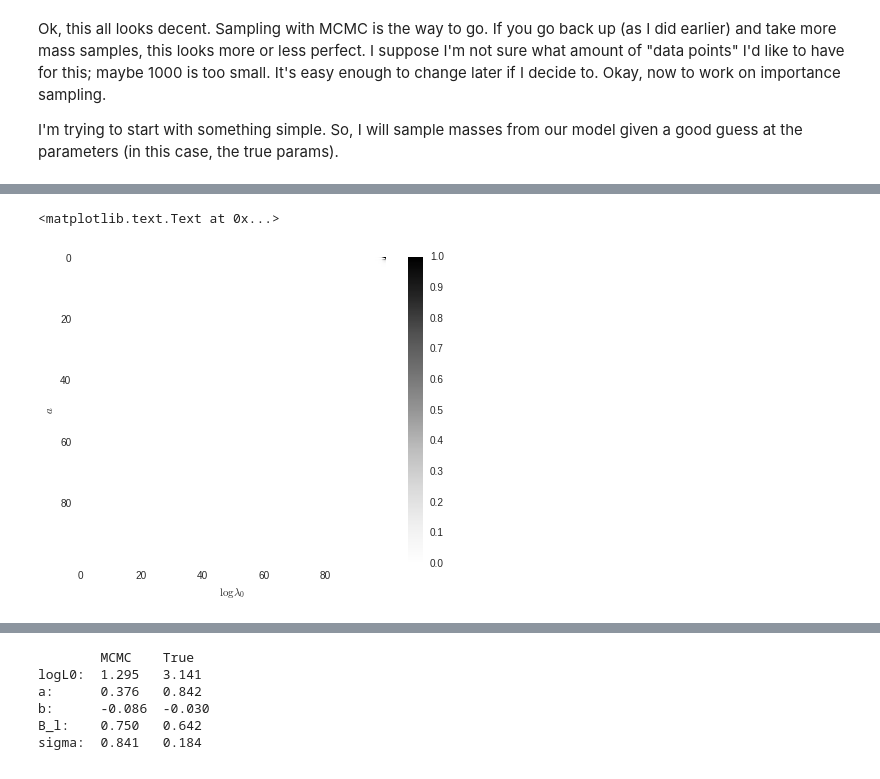
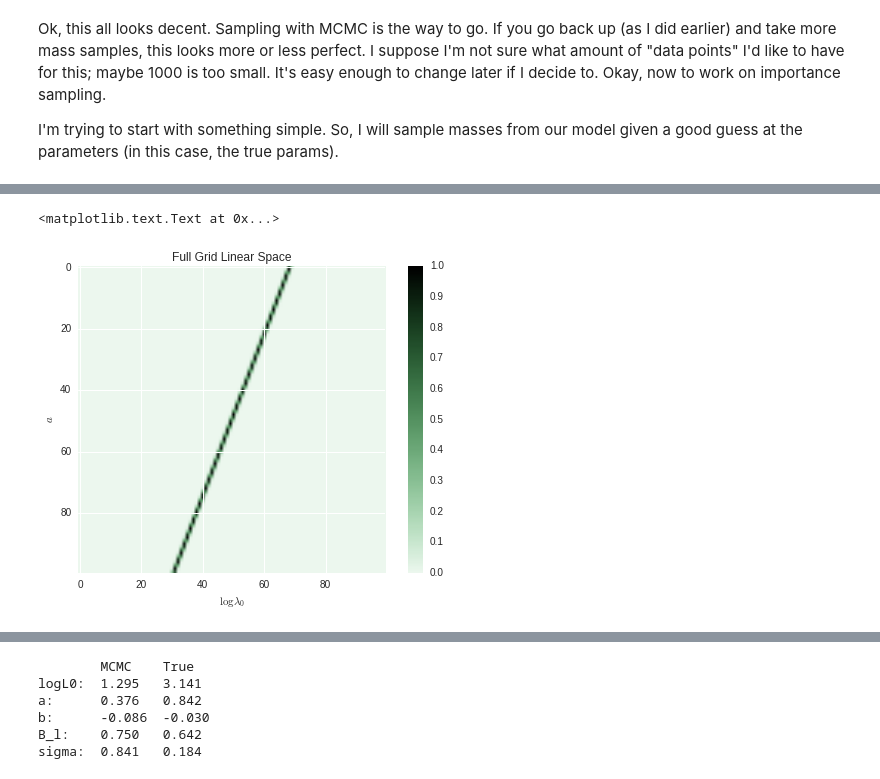
Before and after one commit to Ravirajadrangi/ClusterMassInference, a Jupyter notebook: Importance Sampling.ipynb, the cells around one changed output, grey strips where cells are left out. Saved outputs shown, nothing was run; the diff lists cells and outputs as text; code cells hidden in the pictures.

```diff
--- a/Importance Sampling.ipynb
+++ b/Importance Sampling.ipynb
@@ -112,6 +112,7 @@ Ok, this all looks decent. Sampling with MCMC is the way to go. If you go back u
 I'm trying to start with something simple. So, I will sample masses from our model given a good guess at the parameters (in this case, the true params).
 # %%
 from scipy.stats import gamma, norm, expon
+from itertools import izip
 #TODO I've relaxed a few priors, I could stand to strengthen them back up again.
 def log_prior(logL0, a,b,B_l, sigma):
 
@@ -155,6 +156,9 @@ def invLogLamSample(logLam0, a, b, B_lam,sigma_mass, z,logRich, size = 100):
 #draw one set of samples for all steps. Speedup!
 sigma_mass = 1 #TODO idk what this should be; i suppose it's my discretion, or some relation to
 logMassSamples = invLogLamSample(logL0_true, a_true, b_true, B_l_true,sigma_mass, redshift, logRichness)
+
+#draw true masses
+logMassSamples = np.array([invLogLam(logL0_true, a_true, b_true, B_l_true, redshift, logRichness) for i in xrange(100)] ).T
 massSamples = np.exp(logMassSamples)
 
 logPMass = log_n_approx(massSamples,redshift)
@@ -183,7 +187,6 @@ def log_liklihood(logL0, a,b, B_l, sigma, z, logRich):
     logPRich = np.array([norm.logpdf(lr, loc =logLam(logL0, a, b, B_l, z, ms), scale = sigma)\
                          for lr, ms in izip(logRich, massSamples)])
 
-
     logL_k = logsumexp(logPRich+logPMass-logPMass_sample, axis = 1)
 
     return np.sum(logL_k)
@@ -203,10 +206,11 @@ log_posterior([logL0_true, a_true, b_true, B_l_true, sigma_l_true], redshift, lo
 # %%
-gridSize = 1000
-grid = np.zeros((gridSize,))
-#a_vals = np.linspace(a_true-1, a_true+1, num = gridSize)
-#logL0_vals = np.linspace(logL0_true-1, logL0_true+1, num = gridSize)
+gridSize = 100
+grid = np.zeros((gridSize,gridSize))
+a_vals = np.linspace(a_true-1, a_true+1, num = gridSize)
+logL0_vals = np.linspace(logL0_true-1, logL0_true+1, num = gridSize)
 #b_vals = np.linspace(b_true-.1, b_true+.1, num = gridSize)
 #B_l_vals = np.linspace(B_l_true-1, B_l_true+1, num = gridSize)
-sigma_l_vals = np.linspace(.01, sigma_l_true+.75, num = gridSize)
-for i, sigma in enumerate(sigma_l_vals):
-    grid[i] = log_liklihood(logL0_true, a_true,b_true, B_l_true, sigma, redshift, logRichness)
+#sigma_l_vals = np.linspace(.01, sigma_l_true+.75, num = gridSize)
+for i, B_l in enumerate(B_l_vals):
+    for j, logL0 in enumerate(logL0_vals):
+        grid[i,j] = log_liklihood(logL0, a_true,b_true, B_l, sigma_l_true, redshift, logRichness)
@@ -231,0 +217,12 @@ plt.xlabel('$\log{\lambda_0}$')
+# %%
+cmap = sns.cubehelix_palette(8, start=2, rot=0, dark=0, light=.95, reverse=False, as_cmap = True)
+im = plt.imshow(grid-grid.max(), cmap = cmap)
+x = np.argmax(grid)
+x, y = x/gridSize, x%gridSize
+plt.scatter(y,x, color = 'r', label = 'Most Likely')
+plt.scatter(50,50, color = 'm', label='Truth')
+plt.colorbar(im)
+plt.legend(loc = 'best')
+plt.ylabel('$a$')
+plt.xlabel('$\log{\lambda_0}$')
+plt.title('Full Grid Log Space')
@@ -232,8 +247,14 @@ plt.xlabel('$\log{\lambda_0}$')
 # %%
-im = plt.imshow(np.exp(grid-grid.max()))
+im = plt.imshow(np.exp(grid-grid.max()), cmap = cmap)
 plt.colorbar(im)
+x = np.argmax(grid)
+x, y = x/gridSize, x%gridSize
+#plt.scatter(y,x, color = 'r', label = 'Most Likely')
+#plt.scatter(50,50, color = 'm', label='Truth')
+plt.legend(loc = 'best')
 plt.ylabel('$a$')
 plt.xlabel('$\log{\lambda_0}$')
+plt.title('Full Grid Linear Space')
 # %% [output]
 <matplotlib.text.Text at 0x...>
-[figure, old version]
+[figure, new version]
```
Also changed, not shown: parts of 15 cells of this notebook.
